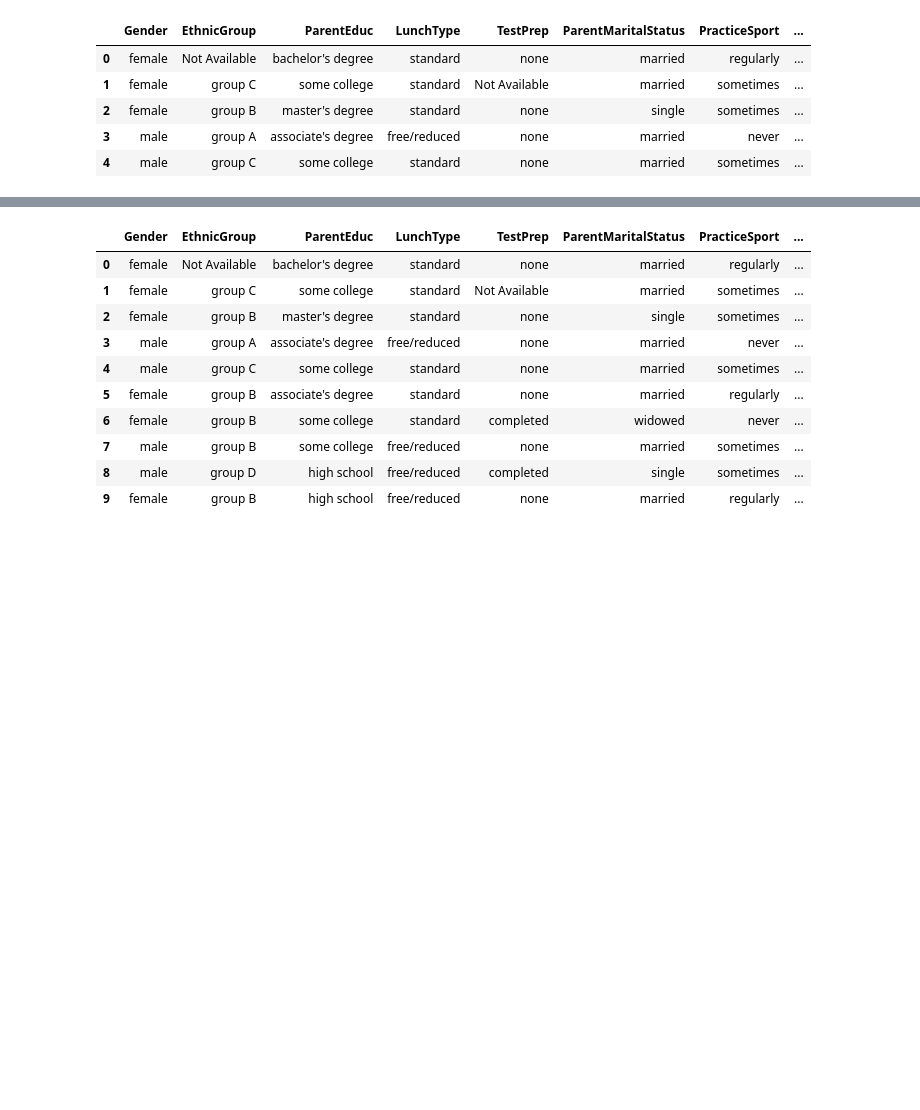
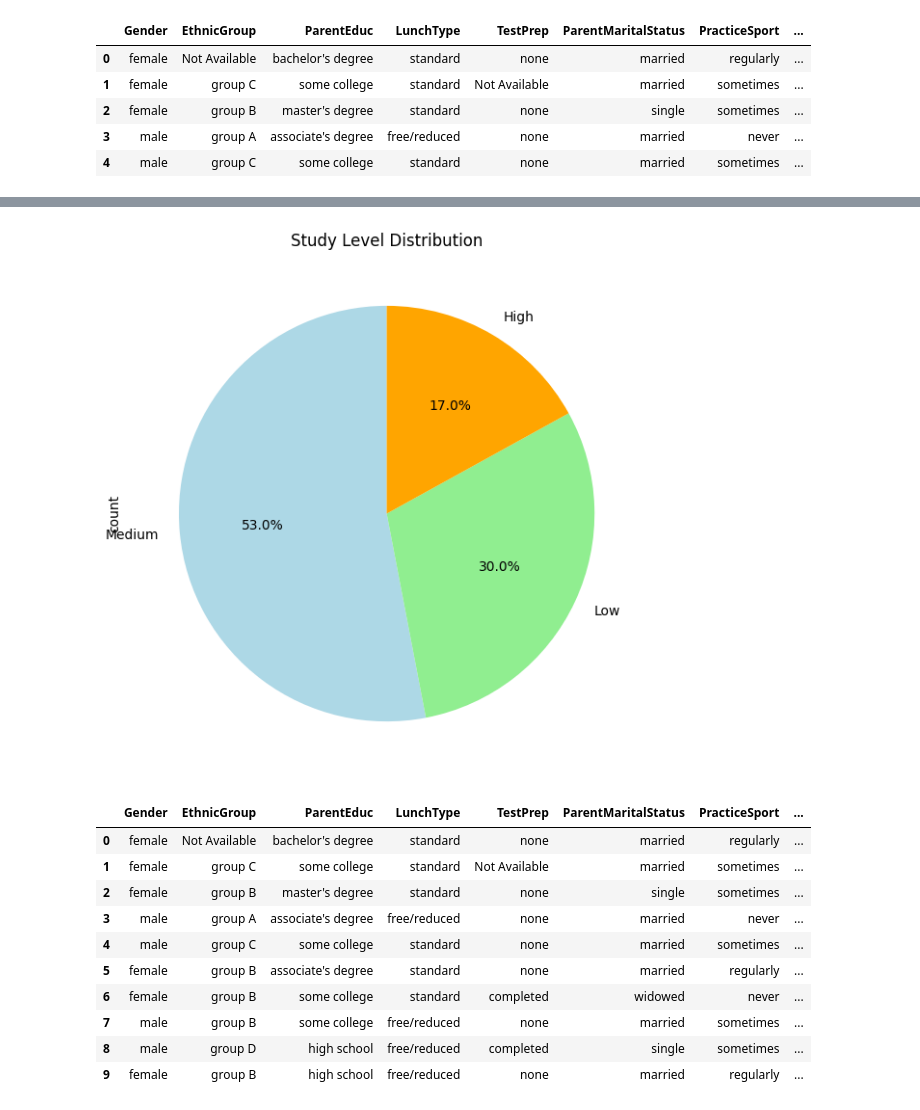
Before and after one commit to Shivam-Gurjar691/Students_data_Analysis, a Jupyter notebook: Final_Student_Data_Analysis.ipynb, the cells around one changed output, grey strips where cells are left out. Cells and saved outputs as stored; diff of their text form; code cells hidden in the pictures; blank space fills up the shorter version.

```diff
--- a/Final_Student_Data_Analysis.ipynb
+++ b/Final_Student_Data_Analysis.ipynb
@@ -88,7 +88,7 @@ df.head()
 df['ParentEduc'] = df['ParentEduc'].fillna('Not Available')
 df['TestPrep'] = df['TestPrep'].fillna('Not Available')
 df['ParentMaritalStatus'] = df['ParentMaritalStatus'].fillna('Not Available')
-df['PracticeSport'] = df['PracticeSport'].fillna('PracticeSport')
+df['PracticeSport'] = df['PracticeSport'].fillna('Not Availabl')
 df['IsFirstChild'] = df['IsFirstChild'].fillna('Not Available')
 df['TransportMeans'] = df['TransportMeans'].fillna('Not Available')
 df.head()
@@ -112,0 +128,26 @@ df.head()
+# %%
+# Replace NaN or infinite values with a default value (e.g., 0 or mean of the column)
+df['WklyStudyHours'] = df['WklyStudyHours'].replace([np.inf, -np.inf], np.nan)
+
+# Replace NaN values with 0 or any other value that makes sense for your context
+df['WklyStudyHours'] = df['WklyStudyHours'].fillna(0)  # Replacing NaN with 0, or choose another strategy
+
+# Now convert to integer type
+df['WklyStudyHours'] = df['WklyStudyHours'].astype(int)
+
+# Create StudyLevel column with encoded values
+def categorize_study_hours(hours):
+    if hours < 5:
+        return 0  # Low
+    elif 5 <= hours <= 10:
+        return 1  # Medium
+    else:
+        return 2  # High
+
+df['StudyLevel'] = df['WklyStudyHours'].apply(categorize_study_hours)
+
+# Optional: label them for better readability
+df['StudyLabel'] = df['StudyLevel'].map({0: 'Low', 1: 'Medium', 2: 'High'})
+
+# Preview the result (fixing the column name 'StudyLevelLabel' to 'StudyLabel')
+print(df[['WklyStudyHours', 'StudyLevel', 'StudyLabel']].head(10))
@@ -113,3 +166,18 @@ df.head()
+# %%
+# Pie chart for StudyLabel
+study_label_counts = df['StudyLabel'].value_counts()
+
+# Plotting
+plt.figure(figsize=(7, 7))
+study_label_counts.plot.pie(autopct='%1.1f%%', colors=['lightblue', 'lightgreen', 'orange'], startangle=90, legend=False)
+
+# Add title
+plt.title('Study Level Distribution')
+
+# Show the plot
+plt.show()
+# %% [output]
+[figure, added]
 # %%
 df['NrSiblings'] = df['NrSiblings'].astype(int)
 df.head(10)
```
Also changed, not shown: parts of 21 cells of this notebook.
